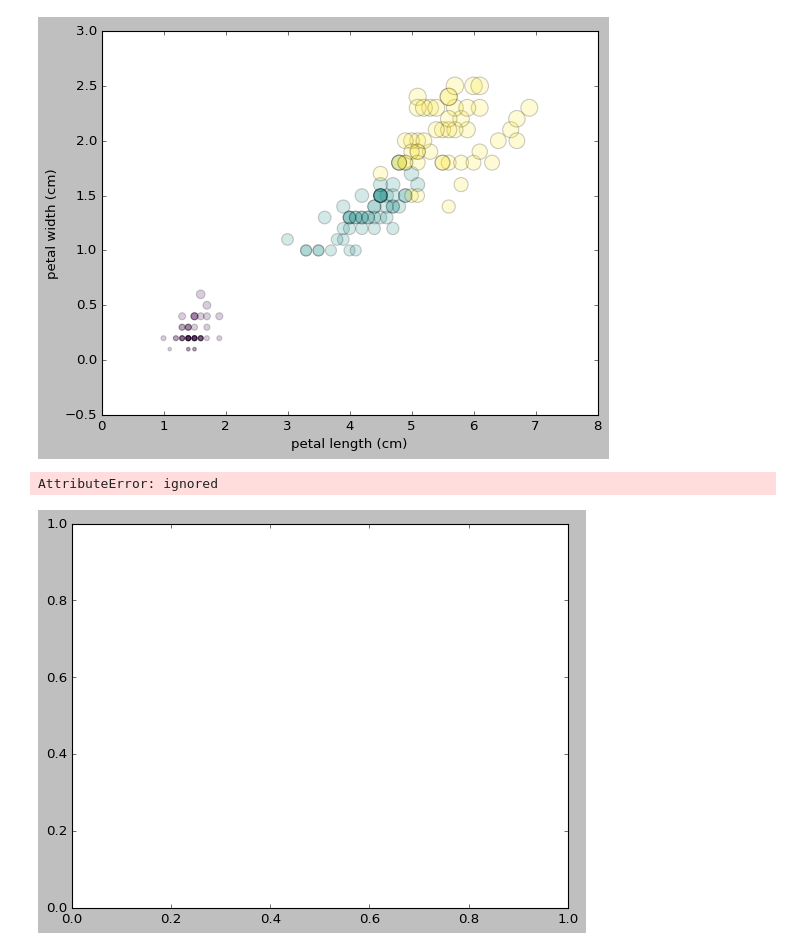
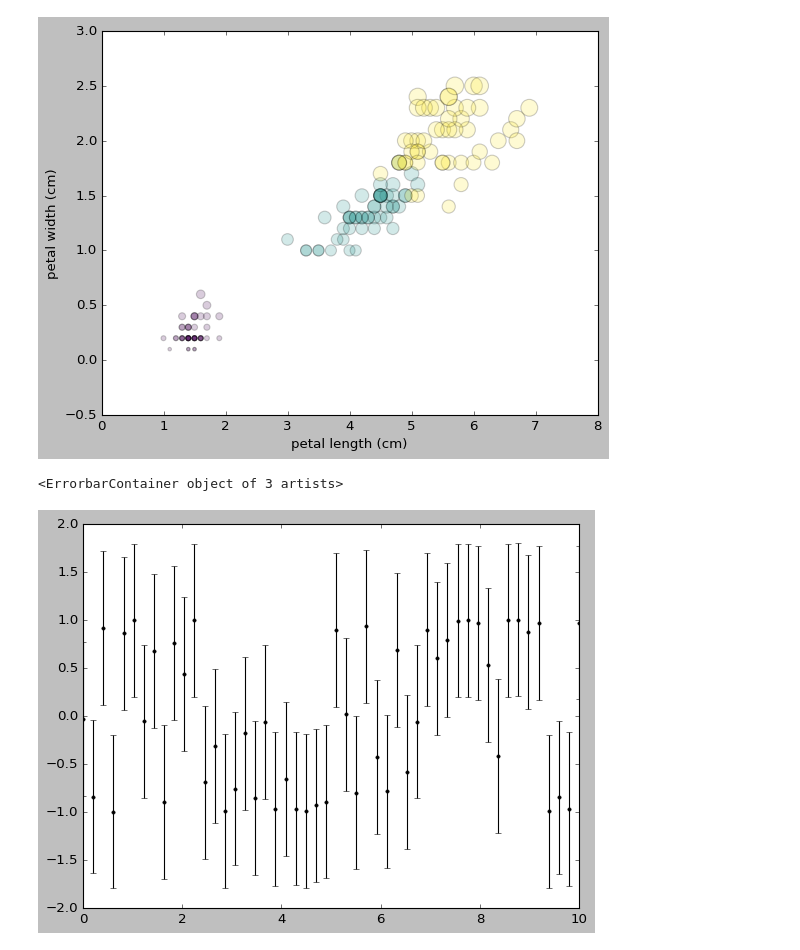
Before and after one commit to besthong1000/MS-AI-School, a Jupyter notebook: 20230419_Python09_Matplotlib.ipynb, the cells around one changed output. Cells and saved outputs as stored; diff of their text form; code cells hidden in the pictures.

```diff
--- a/20230419_Python09_Matplotlib.ipynb
+++ b/20230419_Python09_Matplotlib.ipynb
@@ -287,17 +287,15 @@ iris.feature_names[3]
 'petal width (cm)'
 [figure]
 # %%
-#다시보기!!!!!!!!!!!!!!
-
-#오차 시각화하기
-x = np.linspace(0, 10, 50)
+# 오차 시각화 하기
+x = np.linspace(0,10,50)
 dy = 0.8
 y = np.sin(x + np.random.randn(50))
 
-plt.errorbar(x , y, yerr=dy, fmat='.k')
+plt.errorbar(x, y, yerr=dy, fmt='.k')
 # %% [output]
-AttributeError: ignored
+<ErrorbarContainer object of 3 artists>
-[figure, old version]
+[figure, new version]
 # %%
 plt.errorbar(x, y, yerr=dy, fmt='o', color='black', ecolor='lightgrey', elinewidth=3)
 plt.title('error chart')
```
Also changed, not shown: parts of 3 cells of this notebook.
